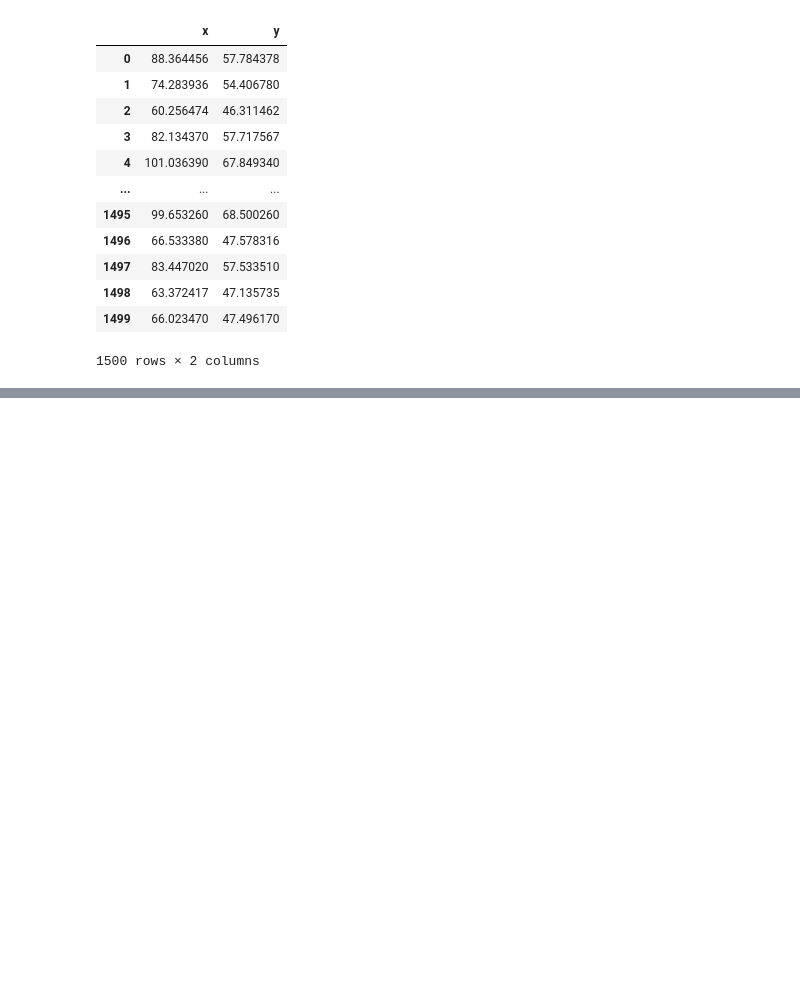
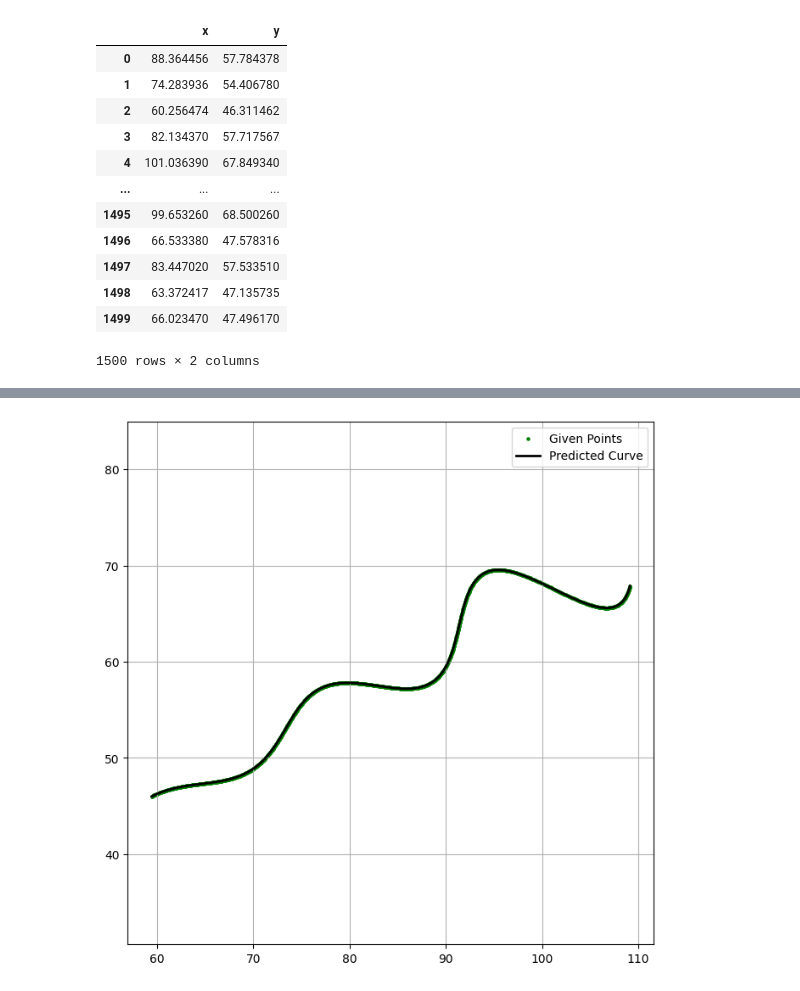
Before and after one commit to suryarao551/flam_assignment, a Jupyter notebook: AI_R&D Assignment .ipynb, the cells around one changed output, grey strips where cells are left out. Cells and saved outputs as stored; diff of their text form; code cells hidden in the pictures; blank space fills up the shorter version.

```diff
--- a/AI_R&D Assignment .ipynb
+++ b/AI_R&D Assignment .ipynb
@@ -45,0 +77,13 @@ points
+# %%
+# Plot both
+plt.figure(figsize=(8,8))
+
+plt.scatter(x, y, s=5, color='green', label='Given Points')
+plt.plot(x_pred, y_pred, color='black', linewidth=2, label='Predicted Curve')
+
+plt.axis('equal')
+plt.grid(True)
+plt.legend()
+plt.show()
+# %% [output]
+[figure, added]
```
Also changed, not shown: parts of 23 cells of this notebook.
